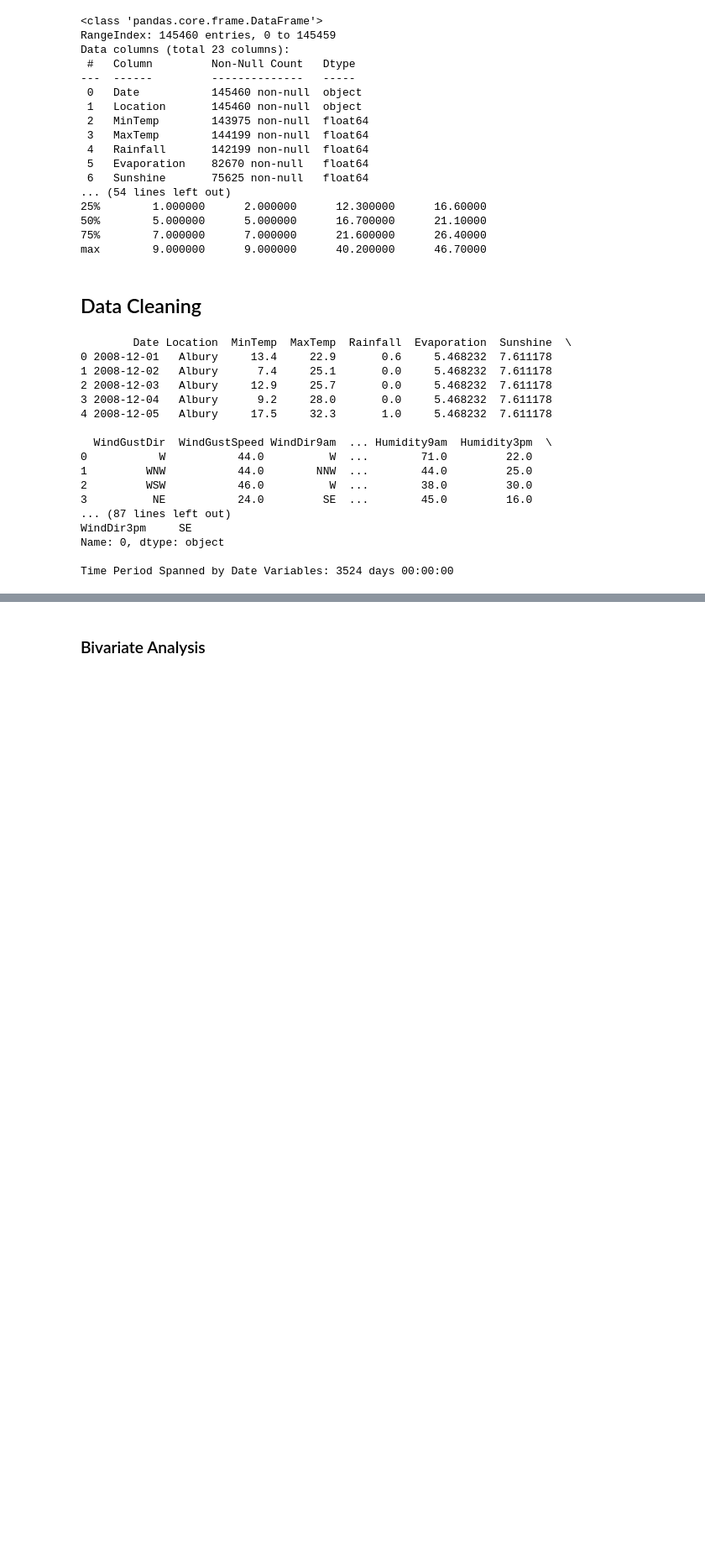
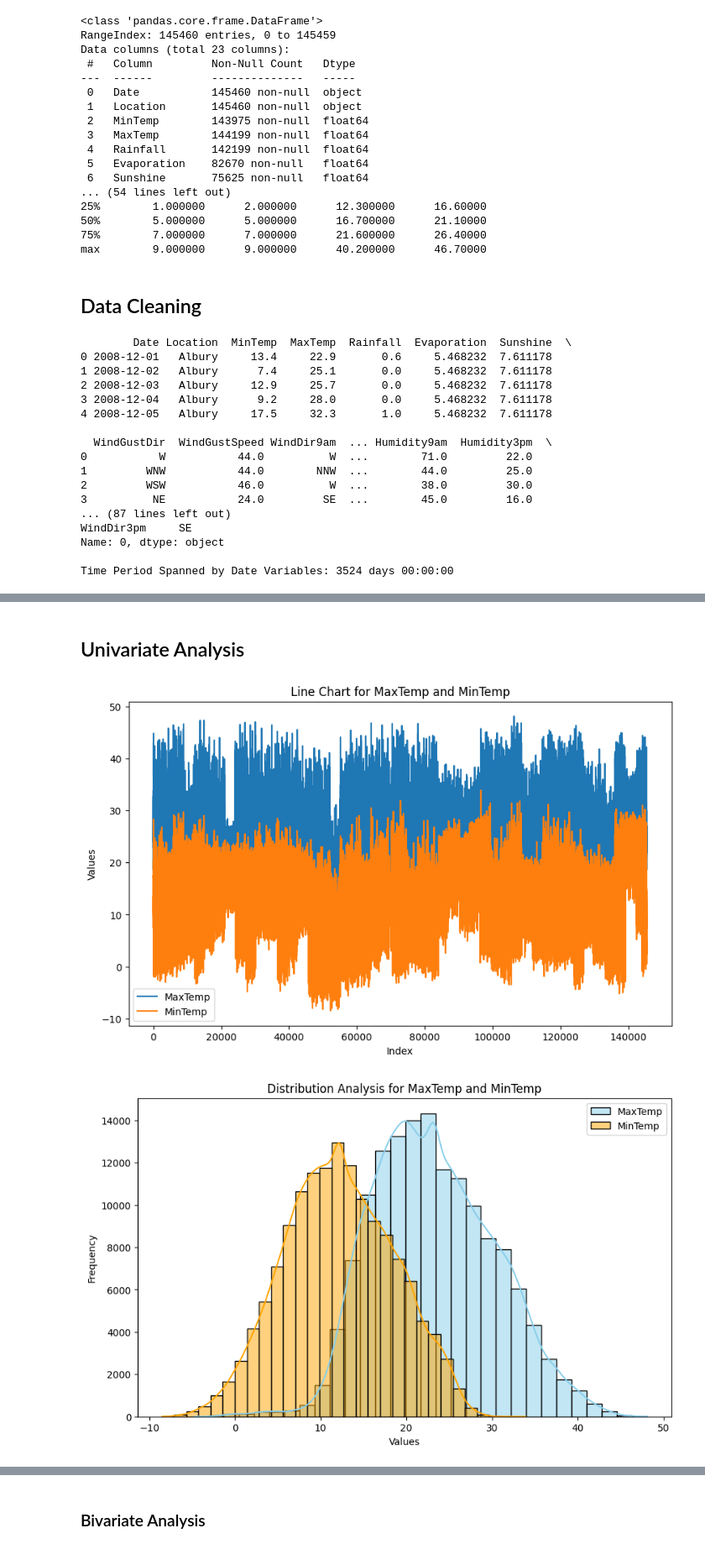
Before and after one commit to Dev00kushal/Student-Performance-Data, a Jupyter notebook: WeatherData.ipynb, the cells around one changed output, grey strips where cells are left out. Shown at 84% size. Saved outputs shown, nothing was run; the diff lists cells and outputs as text; code cells hidden in the pictures; blank space fills up the shorter version.

```diff
--- a/WeatherData.ipynb
+++ b/WeatherData.ipynb
@@ -218,0 +122,40 @@ Kernel Density Estimate Values:
+# %% [markdown]
+## Univariate Analysis
+# %%
+import matplotlib.pyplot as plt
+import seaborn as sns
+
+# Select two variables for analysis
+variable1 = 'MaxTemp'
+variable2 = 'MinTemp'
+
+# Line Chart
+plt.figure(figsize=(10, 6))
+sns.lineplot(x=weather_data.index, y=weather_data[variable1], label=variable1)
+sns.lineplot(x=weather_data.index, y=weather_data[variable2], label=variable2)
+plt.title('Line Chart for {} and {}'.format(variable1, variable2))
+plt.xlabel('Index')
+plt.ylabel('Values')
+plt.legend()
+plt.show()
+
+# Distribution Analysis
+plt.figure(figsize=(10, 6))
+sns.histplot(weather_data[variable1], bins=30, kde=True, label=variable1, color='skyblue')
+sns.histplot(weather_data[variable2], bins=30, kde=True, label=variable2, color='orange')
+plt.title('Distribution Analysis for {} and {}'.format(variable1, variable2))
+plt.xlabel('Values')
+plt.ylabel('Frequency')
+plt.legend()
+plt.show()
+
+# Outlier Analysis
+plt.figure(figsize=(12, 6))
+sns.boxplot(data=weather_data[[variable1, variable2]], palette='pastel')
+plt.title('Outlier Analysis for {} and {}'.format(variable1, variable2))
+plt.xlabel('Variables')
+plt.ylabel('Values')
+plt.show()
+# %% [output]
+[figure, added]
+[figure, added]
```
Also changed, not shown: parts of 3 cells of this notebook, 3 other files.
